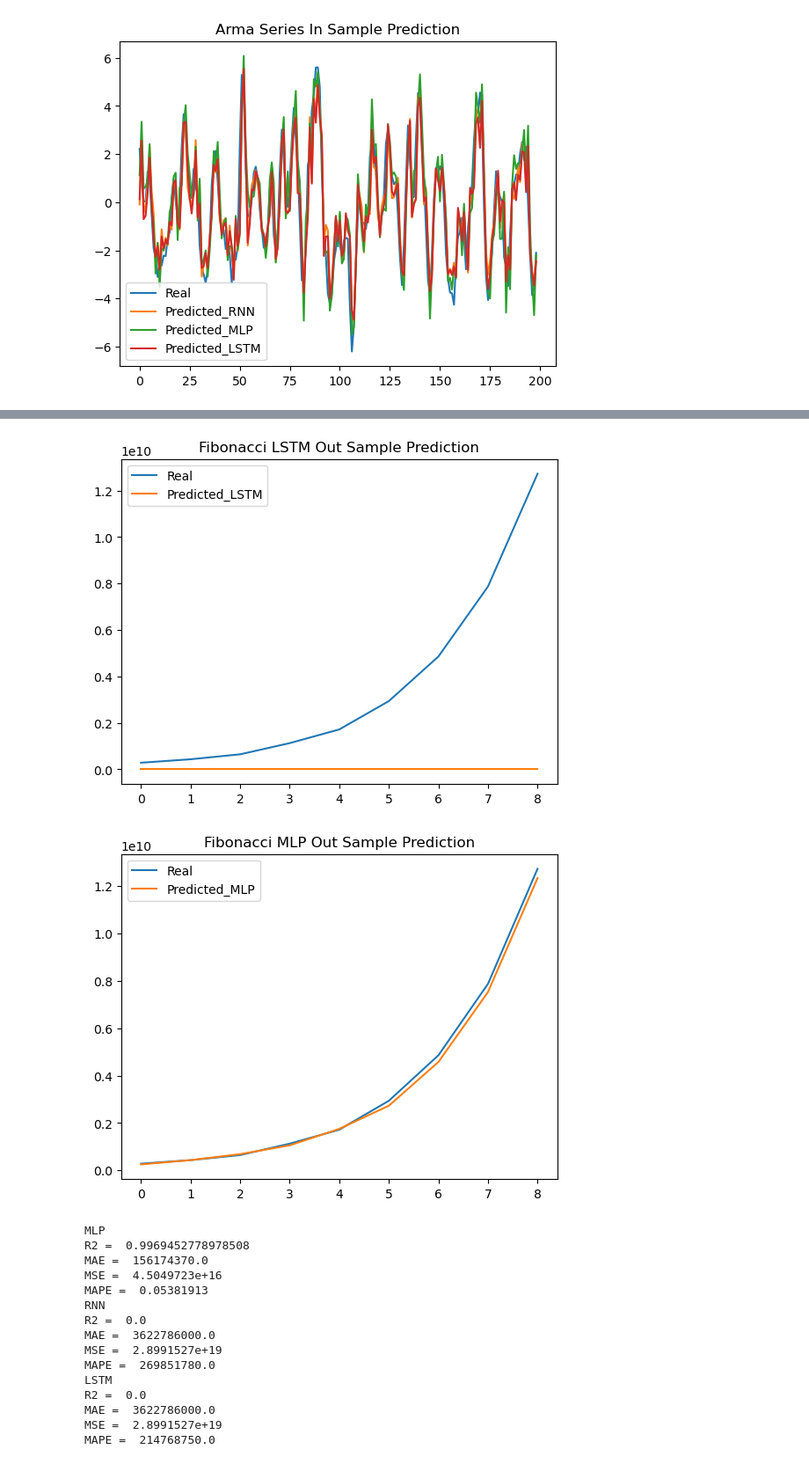
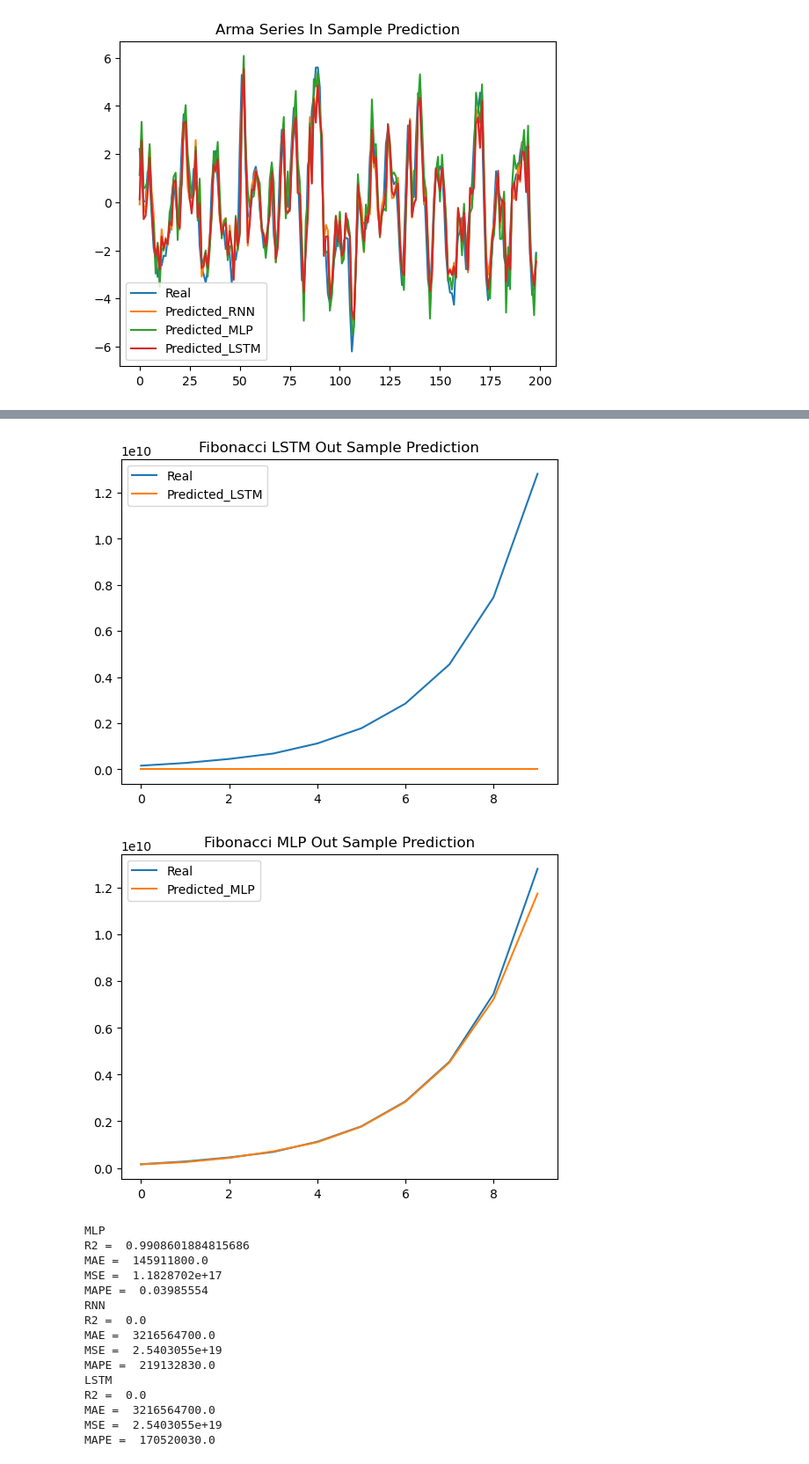
Before and after one commit to nagars/IL2233-KTH-Embedded-Intelligence, a Jupyter notebook: Project/Project_Task1.ipynb, the cells around one changed output, grey strips where cells are left out. Shown at 88% size. Drawn from its saved outputs; the diff is of its cells as text; code cells hidden in the pictures.

```diff
--- a/Project/Project_Task1.ipynb
+++ b/Project/Project_Task1.ipynb
@@ -222,9 +222,9 @@ def create_RNN(input_train, output_train, window_size_in, window_size_out, epoch
 
     # Create RNN model
     model = Sequential()
-    model.add(SimpleRNN(num_neurons,input_shape=(window_size_in,1)))    # Input layer
-    model.add(Dense(32))
-    model.add(Dense(16))
+    model.add(SimpleRNN(num_neurons, activation="relu",input_shape=(window_size_in,1)))    # Input layer
+    #model.add(Dense(32))
+    #model.add(Dense(16))
     model.add(Dense(window_size_out))  # Output layer, no activation for regression
 
     # Compile the model
@@ -244,9 +244,9 @@ def create_LSTM(input_train, output_train, window_size_in, window_size_out, epoc
 
     # Create LSTM model
     model = Sequential()
-    model.add(LSTM(num_neurons,input_shape=(window_size_in,1)))    # Input layer
-    model.add(Dense(32))
-    model.add(Dense(16))
+    model.add(LSTM(num_neurons,activation="relu",input_shape=(window_size_in,1)))    # Input layer
+    #model.add(Dense(32))
+    #model.add(Dense(16))
     model.add(Dense(window_size_out))  # Output layer, no activation for regression
 
     # Compile the model
@@ -811,7 +811,7 @@ plt.savefig('plots/FibSeq.png')
 plt.title("Fibonacci Sequence")
 plt.plot(fib_sequence_noise)
 
-input_window = 4
+input_window = 2
 epochs = 100
 # Split data as required
 train_series, test_series = split_data(fib_sequence_noise, input_window, 1, 0.8)
@@ -833,21 +833,21 @@ train_series, test_series = split_data(fib_sequence_noise, input_window, 1, 0.8)
 MLP_5 = create_MLP(train_series[0], train_series[1], input_window, 15, epochs)
 
 # Predict out of sample values
-MLP_5_Output_Predict = MLP_5.predict(test_series[0])
+MLP_5_Output_Predict = MLP_5.predict(test_series[0], verbose=0)
 #MLP_5_Output_Predict = np.nan_to_num(MLP_5_Output_Predict)
 
 # Create RNN
 RNN_5 = create_RNN(train_series[0], train_series[1], input_window, 1, epochs)
 
 # Predict out of sample values
-RNN_5_Output_Predict = RNN_5.predict(test_series[0])
+RNN_5_Output_Predict = RNN_5.predict(test_series[0], verbose=0)
 #RNN_5_Output_Predict = np.nan_to_num(RNN_5_Output_Predict)
 
 # Create LSTM
 LSTM_5 = create_LSTM(train_series[0], train_series[1], input_window, 1, epochs)
 
 # Predict out of sample values
-LSTM_5_Output_Predict = LSTM_5.predict(test_series[0])
+LSTM_5_Output_Predict = LSTM_5.predict(test_series[0], verbose=0)
 #LSTM_5_Output_Predict = np.nan_to_num(LSTM_5_Output_Predict)
 
 plt.figure()
@@ -931,20 +931,20 @@ Epoch 100/100
-[figure, old version]
+[figure, new version]
-[figure, old version]
+[figure, new version]
 MLP
-R2 =  0.9969452778978508
-MAE =  156174370.0
-MSE =  4.5049723e+16
-MAPE =  0.05381913
+R2 =  0.9908601884815686
+MAE =  145911800.0
+MSE =  1.1828702e+17
+MAPE =  0.03985554
 RNN
 R2 =  0.0
-MAE =  3622786000.0
-MSE =  2.8991527e+19
-MAPE =  269851780.0
+MAE =  3216564700.0
+MSE =  2.5403055e+19
+MAPE =  219132830.0
 LSTM
 R2 =  0.0
-MAE =  3622786000.0
-MSE =  2.8991527e+19
-MAPE =  214768750.0
+MAE =  3216564700.0
+MSE =  2.5403055e+19
+MAPE =  170520030.0
 # %%
 from statsmodels.tsa.arima.model import ARIMA
 from statsmodels.graphics.tsaplots import plot_acf, plot_pacf
```
Also changed, not shown: parts of 2 cells of this notebook, 19 other files.
